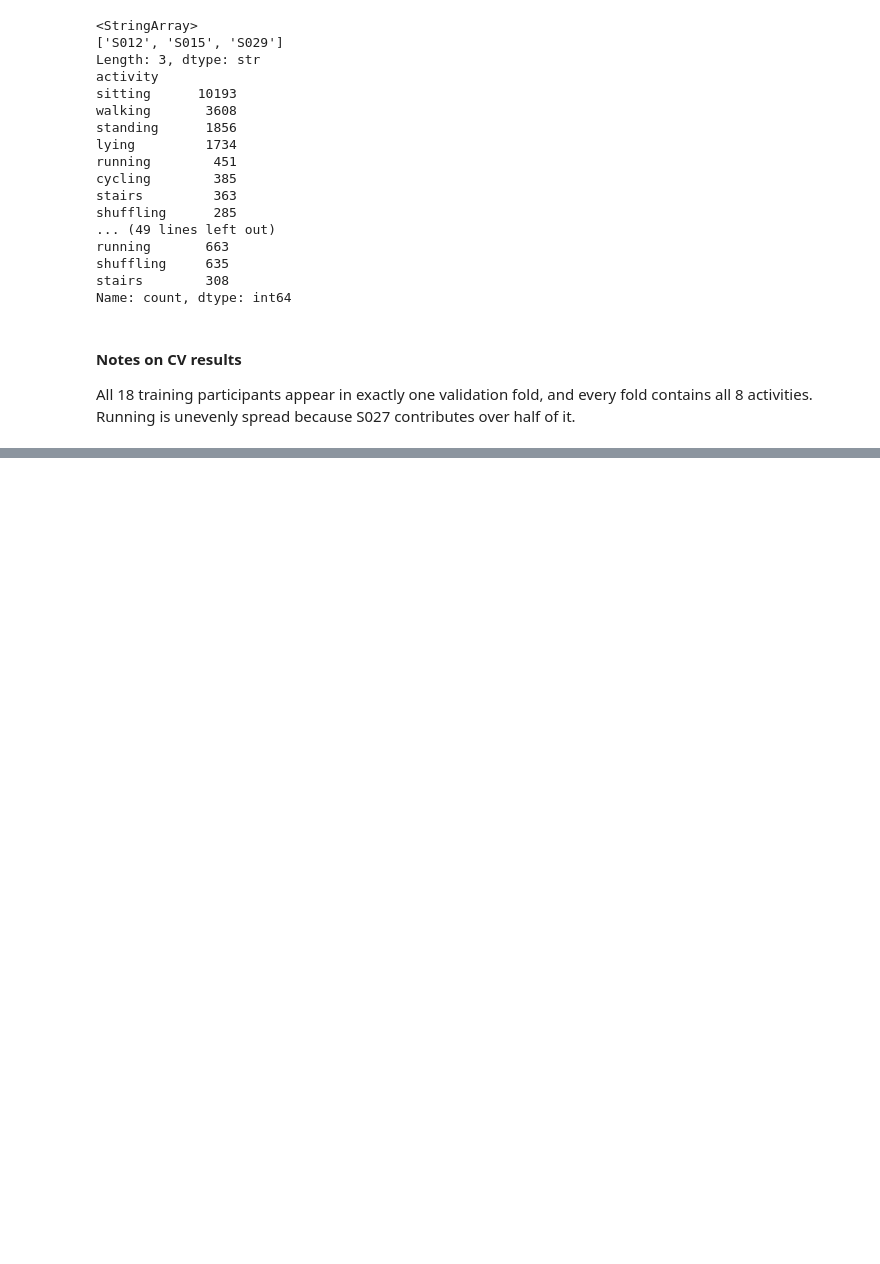
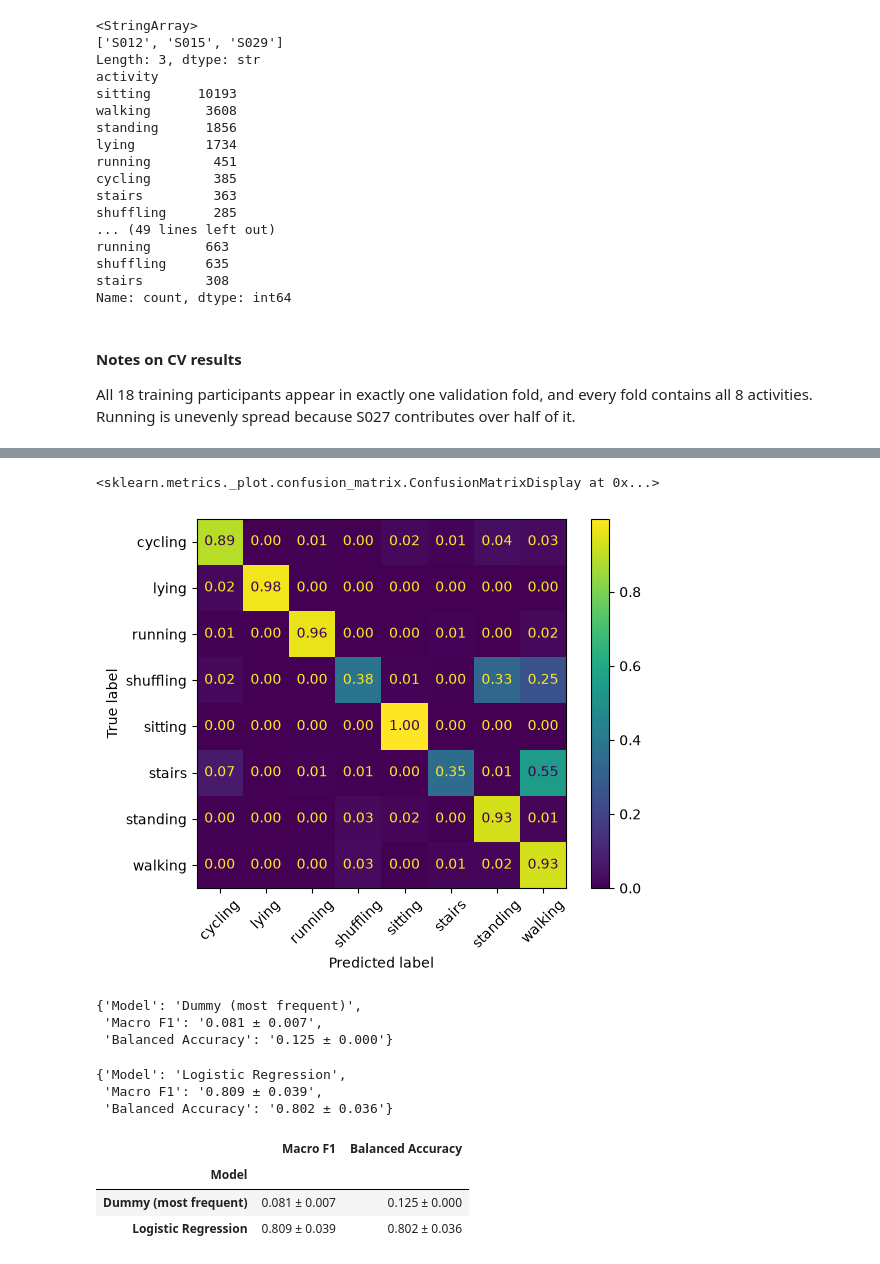
Before and after one commit to sarabartolo/harth-free-living-activity-recognition, a Jupyter notebook: notebooks/03_baseline.ipynb, the cells around one changed output, grey strips where cells are left out. Drawn from its saved outputs; the diff is of its cells as text; code cells hidden in the pictures; blank space fills up the shorter version.

```diff
--- a/notebooks/03_baseline.ipynb
+++ b/notebooks/03_baseline.ipynb
@@ -130,0 +168,3 @@ All 18 training participants appear in exactly one validation fold, and every fo
+# %%
+# Create Logistic regression baseline
+model_logreg = make_pipeline(StandardScaler(), LogisticRegression(max_iter=1000))
@@ -130,0 +174,48 @@ All 18 training participants appear in exactly one validation fold, and every fo
+# %%
+# Cross-validated predictions, each window is predicted by the model trained without its fold
+predictions_logreg = cross_val_predict(model_logreg, X, y, groups=groups, cv=cv)
+# Plot Confusion matrix
+ConfusionMatrixDisplay.from_predictions(y, predictions_logreg, normalize="true", values_format=".2f", xticks_rotation=45)
+# %% [output]
+<sklearn.metrics._plot.confusion_matrix.ConfusionMatrixDisplay at 0x...>
+[figure, added]
+# %%
+# Dummy Baseline Results: Mean and standard deviation of each metric across the 5 folds
+mean_f1_dummy = results_dummy["test_f1"].mean().round(3)
+sd_f1_dummy = results_dummy["test_f1"].std().round(3)
+mean_balancedaccuracy_dummy = results_dummy["test_balanced_accuracy"].mean().round(3)
+sd_balancedaccuracy_dummy = results_dummy["test_balanced_accuracy"].std().round(3)
+
+results_dummy_dict = { "Model": "Dummy (most frequent)",
+                       "Macro F1": f"{mean_f1_dummy:.3f} ± {sd_f1_dummy:.3f}",
+                       "Balanced Accuracy": f"{mean_balancedaccuracy_dummy:.3f} ± {sd_balancedaccuracy_dummy:.3f}"}
+results_dummy_dict
+# %% [output]
+{'Model': 'Dummy (most frequent)',
+ 'Macro F1': '0.081 ± 0.007',
+ 'Balanced Accuracy': '0.125 ± 0.000'}
+# %%
+# Logistic Regression Baseline Results: Mean and standard deviation of each metric across the 5 folds
+mean_f1_logreg = results_logreg["test_f1"].mean().round(3)
+sd_f1_logreg = results_logreg["test_f1"].std().round(3)
+mean_balancedaccuracy_logreg = results_logreg["test_balanced_accuracy"].mean().round(3)
+sd_balancedaccuracy_logreg = results_logreg["test_balanced_accuracy"].std().round(3)
+
+results_logreg_dict = { "Model": "Logistic Regression",
+                       "Macro F1": f"{mean_f1_logreg:.3f} ± {sd_f1_logreg:.3f}",
+                       "Balanced Accuracy": f"{mean_balancedaccuracy_logreg:.3f} ± {sd_balancedaccuracy_logreg:.3f}"}
+results_logreg_dict
+# %% [output]
+{'Model': 'Logistic Regression',
+ 'Macro F1': '0.809 ± 0.039',
+ 'Balanced Accuracy': '0.802 ± 0.036'}
+# %%
+# Combine both models into one results table (mean ± SD across folds)
+results_table = [results_dummy_dict, results_logreg_dict]
+results_table = pd.DataFrame(results_table).set_index("Model")
+results_table
+# %% [output]
+|  | Macro F1 | Balanced Accuracy |
+| Model |  |  |
+| Dummy (most frequent) | 0.081 ± 0.007 | 0.125 ± 0.000 |
+| Logistic Regression | 0.809 ± 0.039 | 0.802 ± 0.036 |
```
Also changed, not shown: parts of 10 cells of this notebook, 5 other files.
